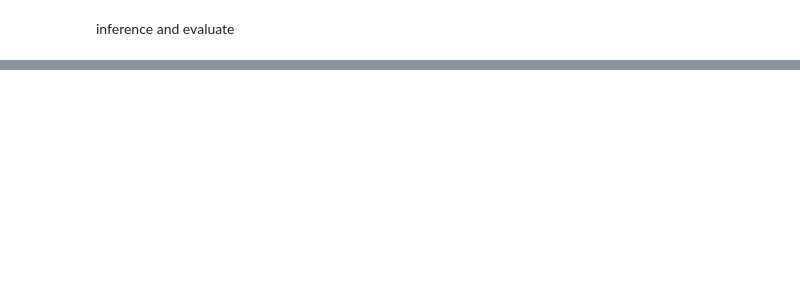
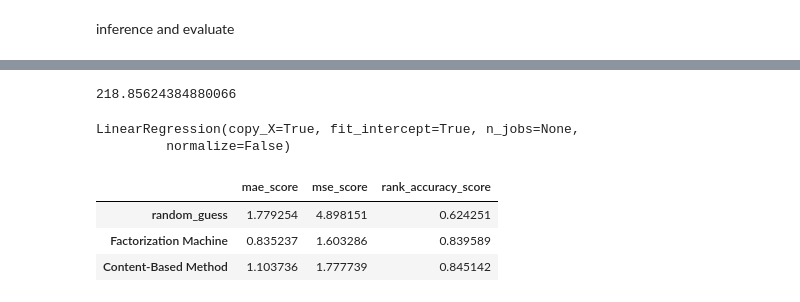
Before and after one commit to liufh3/personalization_final, a Jupyter notebook: Final Report.ipynb, the cells around one changed output, grey strips where cells are left out. Saved outputs shown, nothing was run; the diff lists cells and outputs as text; code cells hidden in the pictures; blank space fills up the shorter version.

```diff
--- a/Final Report.ipynb
+++ b/Final Report.ipynb
@@ -528,0 +600,14 @@ We finally evaluate the prediction with the same method.
+# %%
+xy_train = pd.concat([x_train,y_train],axis = 1)
+start = time.time()
+user_df['user_profile_total'] = user_df['user_id'].map(xy_train[[
+    'user_id',
+    'review_text_tfidf',
+    'business_profile','stars'
+]].groupby('user_id').apply(lambda x:get_user_profile(x)))
+print(time.time() - start)
+
+x_train = x_train.reset_index().merge(user_df[['user_id','user_profile_total']],on = 'user_id',how = 'inner').set_index('index')
+x_test = x_test.reset_index().merge(user_df[['user_id','user_profile_total']],on = 'user_id',how = 'inner').set_index('index')
+# %% [output]
+218.85624384880066
@@ -528,0 +616,34 @@ We finally evaluate the prediction with the same method.
+# %%
+x_train['cosine_similarity'] = x_train[['business_profile',
+                                        'user_profile_total']].apply(
+    lambda x:get_cosine_similarity(x),axis = 1)
+x_train['user_average_stars'] = x_train['average_stars']
+x_train['business_average_stars'] = x_train['business_id'].map(business_mean['stars'])
+# %%
+x_test['cosine_similarity'] = x_test[['business_profile',
+                                      'user_profile_total']].apply(
+    lambda x:get_cosine_similarity(x),axis = 1)
+x_test['user_average_stars'] = x_test['average_stars']
+x_test['business_average_stars'] = x_test['business_id'].map(business_mean['stars'])
+# %%
+x_train_cb = x_train[['user_average_stars','business_average_stars','cosine_similarity']]
+x_test_cb = x_test[['user_average_stars','business_average_stars','cosine_similarity']]
+x_test_cb.fillna(3.6,inplace = True)
+# %%
+lr = LinearRegression()
+lr.fit(x_train_cb,y_train)
+# %% [output]
+LinearRegression(copy_X=True, fit_intercept=True, n_jobs=None,
+         normalize=False)
+# %%
+y_pred = lr.predict(x_test_cb)
+pred_df = test_df.copy()
+pred_df['prediction'] = np.clip(y_pred,1,5)
+mae_score,mse_score,rank_accuracy_score = get_metrics(sum_dict,pred_df)
+result.loc['Content-Based Method'] = [mae_score,mse_score,rank_accuracy_score]
+result
+# %% [output]
+|  | mae_score | mse_score | rank_accuracy_score |
+| random_guess | 1.779254 | 4.898151 | 0.624251 |
+| Factorization Machine | 0.835237 | 1.603286 | 0.839589 |
+| Content-Based Method | 1.103736 | 1.777739 | 0.845142 |
```
Also changed, not shown: parts of 26 cells of this notebook, 1 other file.
